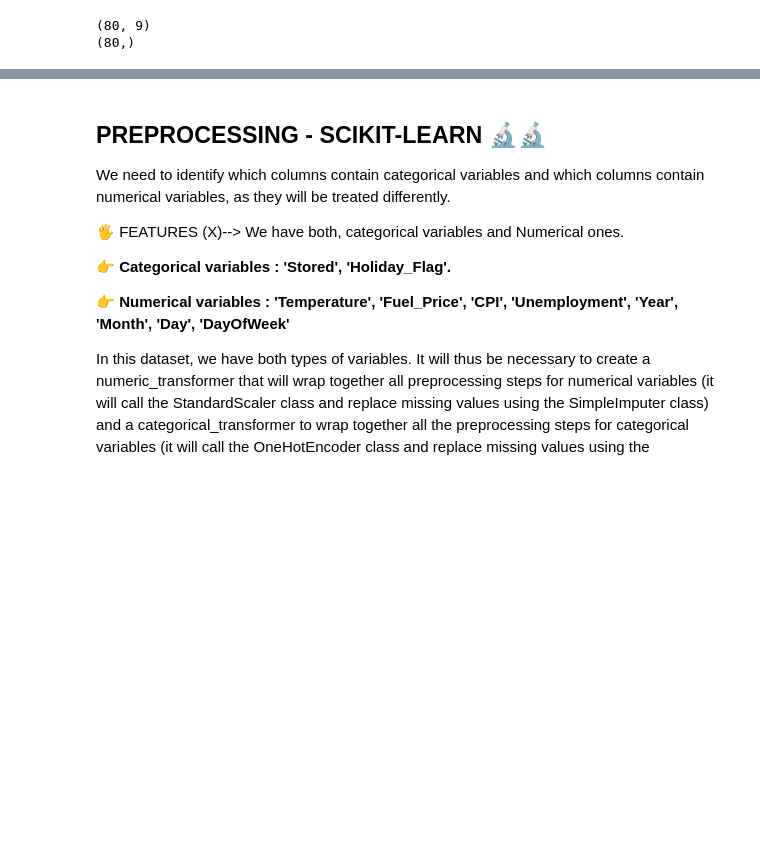
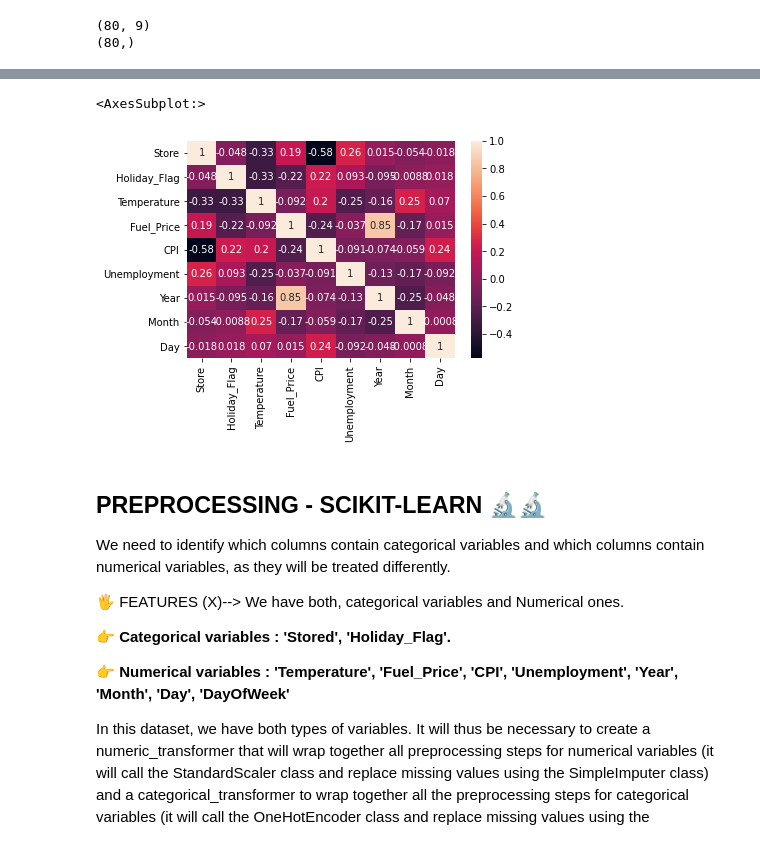
Before and after one commit to JaviPSanchez/03_IA_ML_Wallmart, a Jupyter notebook: 01-Walmart_sales.ipynb, the cells around one changed output, grey strips where cells are left out. Saved outputs shown, nothing was run; the diff lists cells and outputs as text; code cells hidden in the pictures; blank space fills up the shorter version.

```diff
--- a/01-Walmart_sales.ipynb
+++ b/01-Walmart_sales.ipynb
@@ -416,0 +440,8 @@ print(y.shape)
+# %%
+corr = X.corr()
+mask = (corr.abs() > 0.9) & (corr.abs() < 1.0) # El 100% son los valores iguales, es decir la digonal.
+mask.head()
+~corr[mask].any().head() # las columns correlacionadas, es decir con True son las que queremos eliminar.
+# el signo viguilla, cambia los valores por el contrario.
+X_clean = X[corr.columns[~corr[mask].any()]]
+X_clean
@@ -417,3 +464,9 @@ print(y.shape)
+# %%
+cor = X_clean.corr()
+sns.heatmap(cor, annot=True)
+# %% [output]
+<AxesSubplot:>
+[figure, added]
 # %% [markdown]
  ## PREPROCESSING - SCIKIT-LEARN 🔬🔬
 
```
Also changed, not shown: parts of 55 cells of this notebook.
